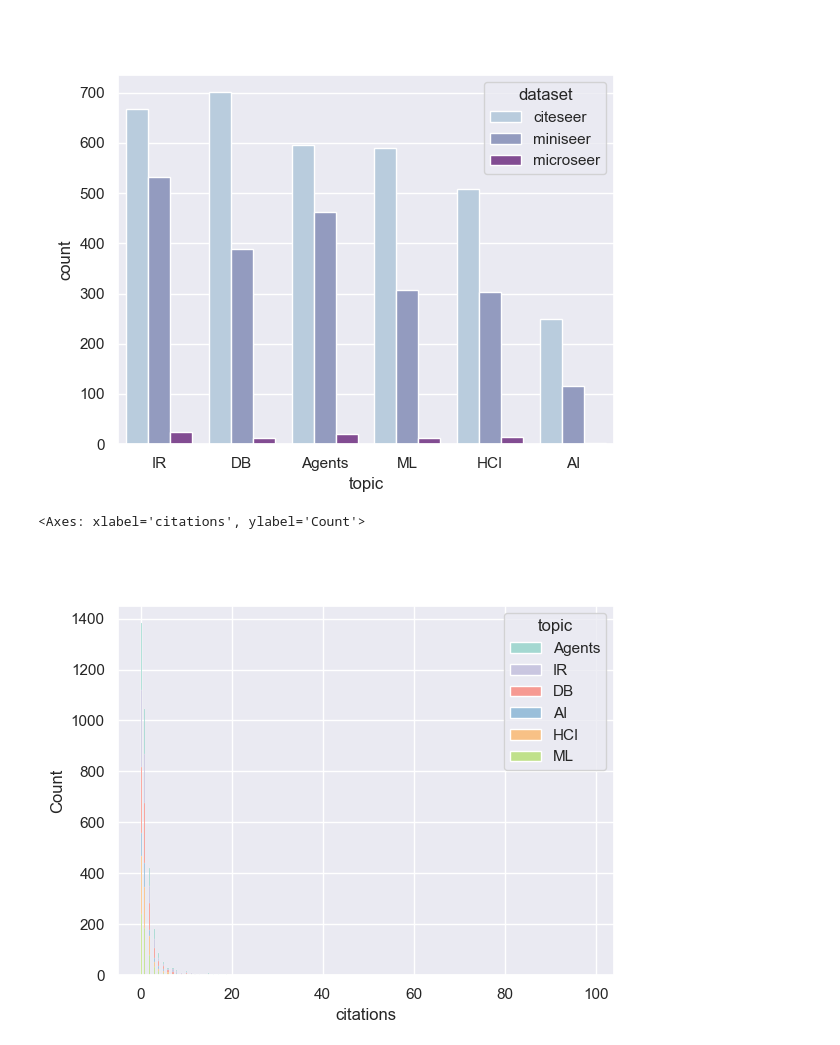
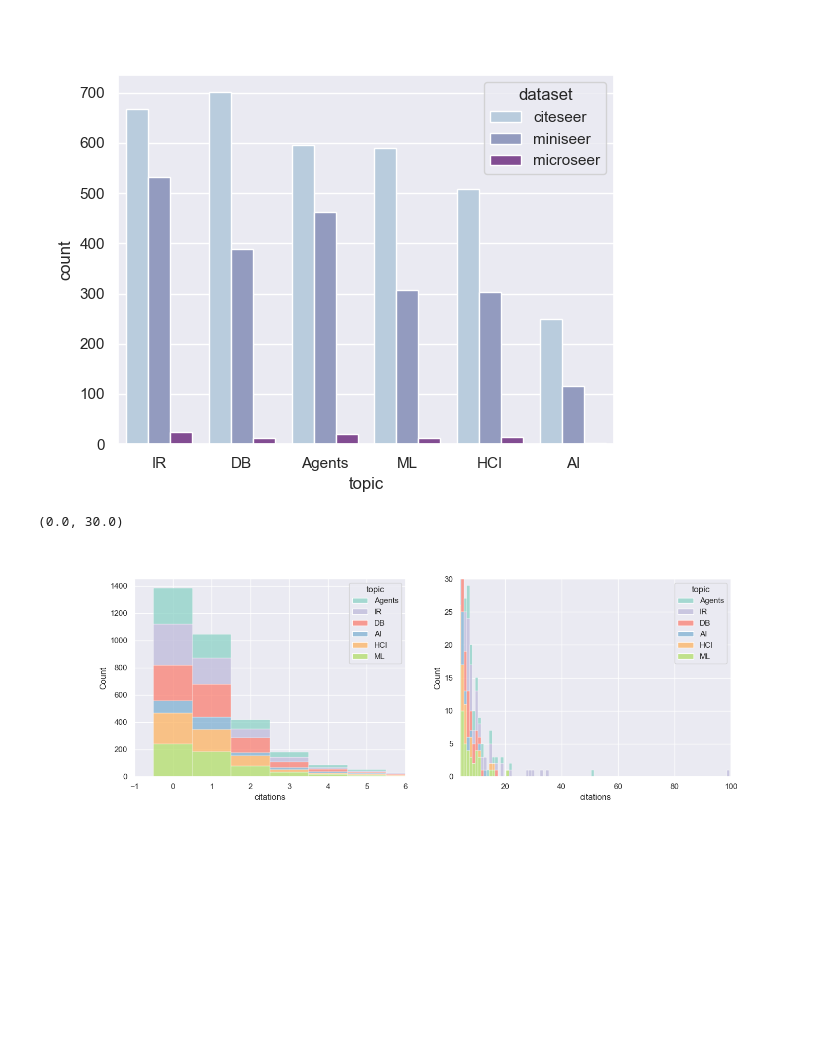
Before and after one commit to prasannadate/sgnn-superneuro, a Jupyter notebook: miniseer_maker.ipynb, the cells around one changed output. Drawn from its saved outputs; the diff is of its cells as text; code cells hidden in the pictures; blank space fills up the shorter version.

```diff
--- a/miniseer_maker.ipynb
+++ b/miniseer_maker.ipynb
@@ -236,16 +241,26 @@ sns.countplot(data, x='topic', hue='dataset', order=index)
 [figure]
 # %%
 citeseer_df = todf(papers, 'citeseer')
-fig, ax = plt.subplots()
+fig, (ax1, ax2) = plt.subplots(1, 2, figsize=(15, 5))
 sns.set_theme(style="darkgrid", palette=sns.color_palette(['#8dd3c7', '#bebada', '#fb8072', '#80b1d3', '#fdb462', '#b3de69']))
 sns.histplot(
-    citeseer_df, x='citations', hue='topic',
-    # discrete=True,
+    citeseer_df, x='citations', hue='topic', ax=ax1,
+    discrete=True,
     multiple='stack',
     # multiple='dodge',
     # log_scale=True,
 )
 # ax.set_xscale('log')
+ax1.set_xlim(-1, 6)
+sns.histplot(
+    citeseer_df, x='citations', hue='topic', ax=ax2,
+    discrete=True,
+    multiple='stack',
+    # multiple='dodge',
+    # log_scale=True,
+)
+ax2.set_xlim(4, 100)
+ax2.set_ylim(0, 30)
 # %% [output]
-<Axes: xlabel='citations', ylabel='Count'>
+(0.0, 30.0)
-[figure, old version]
+[figure, new version]
```
Also changed, not shown: parts of 3 cells of this notebook, 6 other files.
